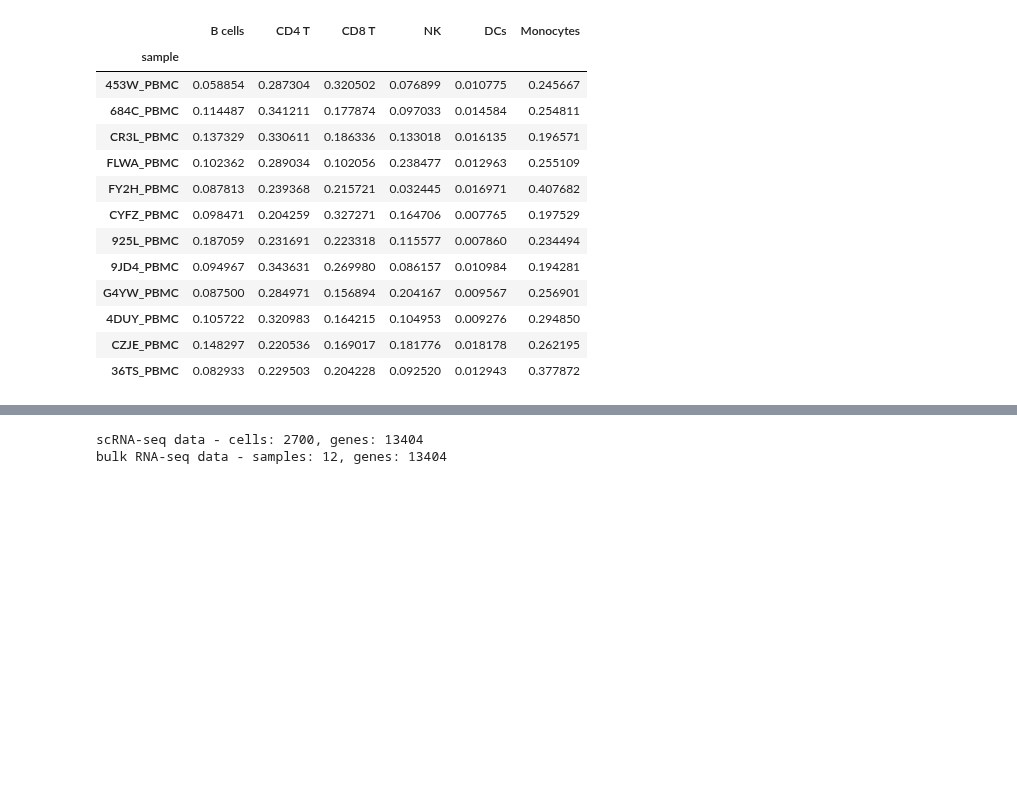
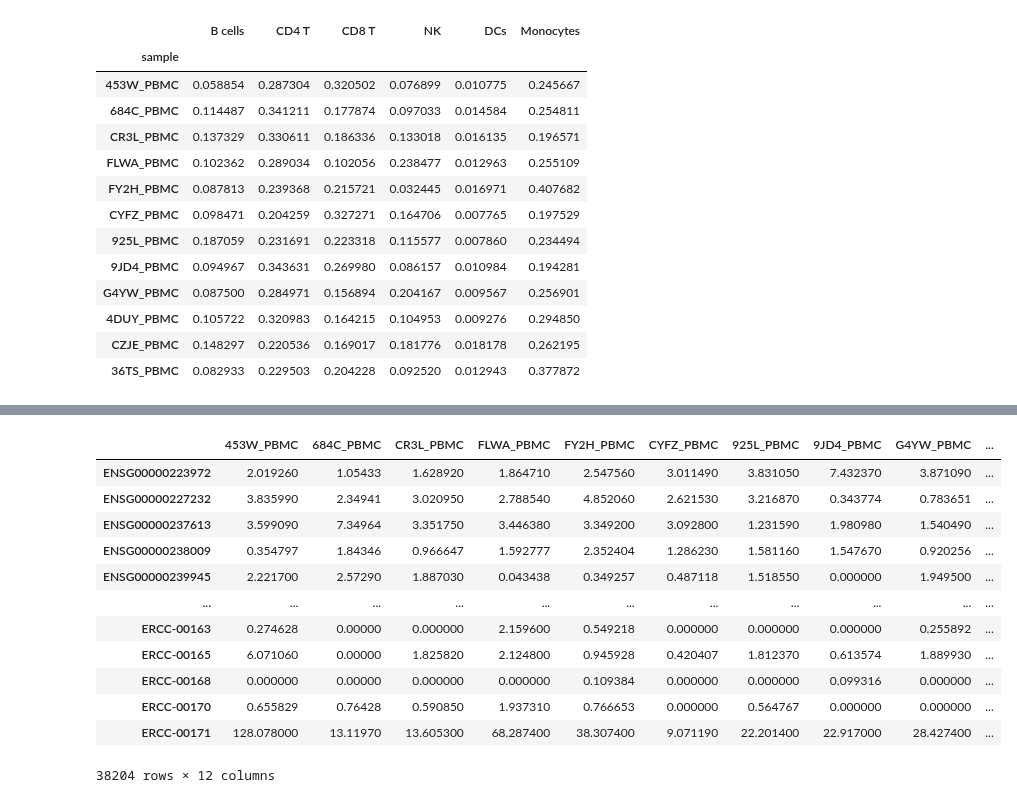
Before and after one commit to lutrarutra/deconv, a Jupyter notebook: examples/pbmc_preprocessing.ipynb, the cells around one changed output, grey strips where cells are left out. Drawn from its saved outputs; the diff is of its cells as text; code cells hidden in the pictures; blank space fills up the shorter version.

```diff
--- a/examples/pbmc_preprocessing.ipynb
+++ b/examples/pbmc_preprocessing.ipynb
@@ -95,12 +155,22 @@ proportions
 # %%
 # Bulk from S13 cohort: GSE107011_Processed_data_TPM.txt.gz
-bulk = pd.read_table(os.path.join(datadir, "raw/GSE107011_Processed_data_TPM.txt.gz"), index_col=0)
+bulk = pd.read_table(os.path.join(datadir, "raw/bulk/GSE107011_Processed_data_TPM.txt.gz"), index_col=0)
 bulk = bulk[proportions.index]
 bulk.index = bulk.index.str.split(".").str[0]
 bulk.drop_duplicates(keep=False, inplace=True)
+bulk.to_csv(os.path.join(datadir, "bulk.txt"), sep="\t")
+bulk
+# %% [output]
+|  | 453W_PBMC | 684C_PBMC | CR3L_PBMC | FLWA_PBMC | FY2H_PBMC | CYFZ_PBMC | 925L_PBMC | 9JD4_PBMC | G4YW_PBMC | ... |
+| ENSG00000223972 | 2.019260 | 1.05433 | 1.628920 | 1.864710 | 2.547560 | 3.011490 | 3.831050 | 7.432370 | 3.871090 | ... |
+| ENSG00000227232 | 3.835990 | 2.34941 | 3.020950 | 2.788540 | 4.852060 | 2.621530 | 3.216870 | 0.343774 | 0.783651 | ... |
+| ENSG00000237613 | 3.599090 | 7.34964 | 3.351750 | 3.446380 | 3.349200 | 3.092800 | 1.231590 | 1.980980 | 1.540490 | ... |
+| ENSG00000238009 | 0.354797 | 1.84346 | 0.966647 | 1.592777 | 2.352404 | 1.286230 | 1.581160 | 1.547670 | 0.920256 | ... |
+| ENSG00000239945 | 2.221700 | 2.57290 | 1.887030 | 0.043438 | 0.349257 | 0.487118 | 1.518550 | 0.000000 | 1.949500 | ... |
+| ... | ... | ... | ... | ... | ... | ... | ... | ... | ... | ... |
+| ERCC-00163 | 0.274628 | 0.00000 | 0.000000 | 2.159600 | 0.549218 | 0.000000 | 0.000000 | 0.000000 | 0.255892 | ... |
+| ERCC-00165 | 6.071060 | 0.00000 | 1.825820 | 2.124800 | 0.945928 | 0.420407 | 1.812370 | 0.613574 | 1.889930 | ... |
+| ERCC-00168 | 0.000000 | 0.00000 | 0.000000 | 0.000000 | 0.109384 | 0.000000 | 0.000000 | 0.099316 | 0.000000 | ... |
+| ERCC-00170 | 0.655829 | 0.76428 | 0.590850 | 1.937310 | 0.766653 | 0.000000 | 0.564767 | 0.000000 | 0.000000 | ... |
+| ERCC-00171 | 128.078000 | 13.11970 | 13.605300 | 68.287400 | 38.307400 | 9.071190 | 22.201400 | 22.917000 | 28.427400 | ... |
+38204 rows × 12 columns
-# %%
-adata = dv.tl.combine(adata, bulk)
-adata.var.set_index("symbol", inplace=True)
-# %% [output]
-scRNA-seq data - cells: 2700, genes: 13404
-bulk RNA-seq data - samples: 12, genes: 13404
```
Also changed, not shown: parts of 12 cells of this notebook, 8 other files.
